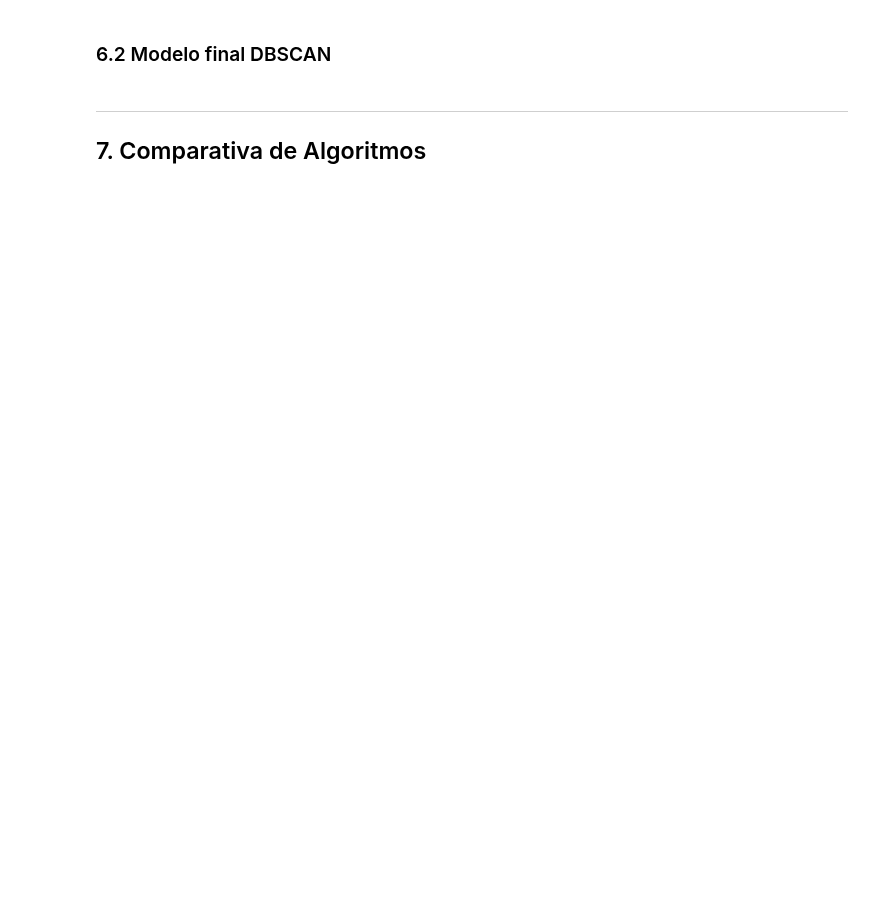
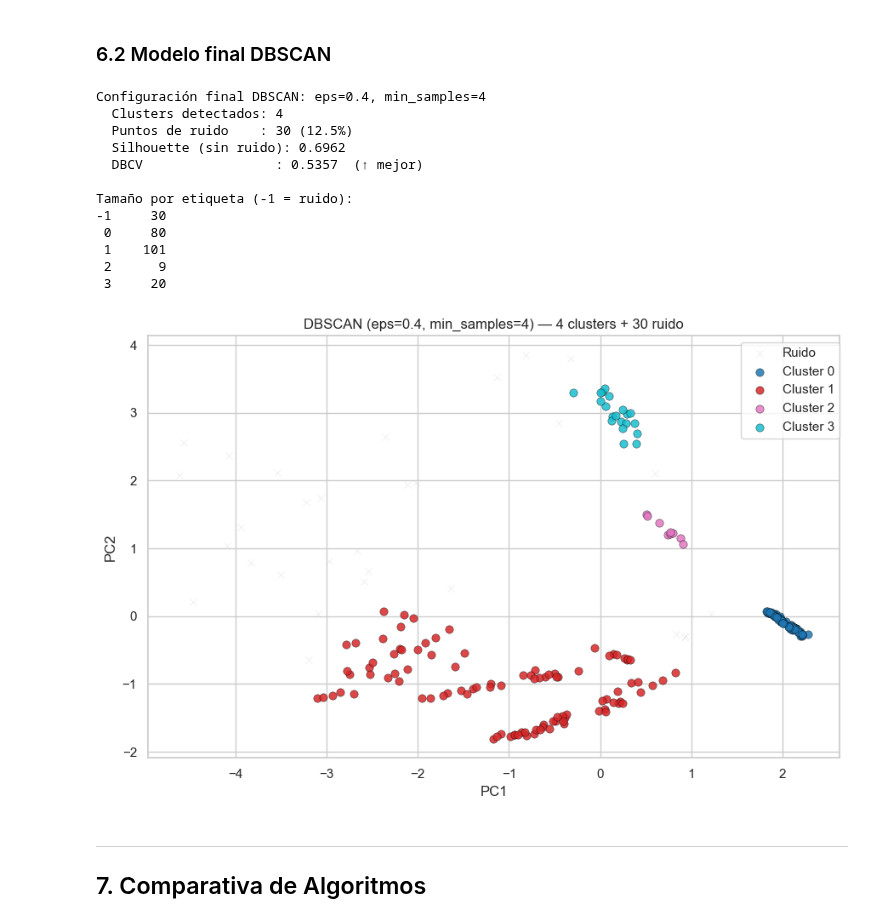
Before and after one commit to JorgeLopxz/TAREA2_AA, a Jupyter notebook: notebooks/Practica2_AA.ipynb, the cells around one changed output. Cells and saved outputs as stored; diff of their text form; code cells hidden in the pictures; blank space fills up the shorter version.

```diff
--- a/notebooks/Practica2_AA.ipynb
+++ b/notebooks/Practica2_AA.ipynb
@@ -716,11 +937,77 @@ pass
 # %% [markdown]
 ### 6.2 Modelo final DBSCAN
 # %%
-# TODO: Entrenar DBSCAN con parámetros óptimos
-# TODO: Visualizar clusters sobre PCA (incluir puntos ruido en color gris)
-# TODO: Reportar DBCV y número de clusters/ruido encontrados
+# ── 6.2 Modelo final DBSCAN ──
+# Selección: eps=0.40, min_samples=4
+# Justificación:
+#   - Los DBCV más altos (>0.9) etiquetan ~62% del dataset como ruido,
+#     lo que es inútil para el problema astronómico (perdemos casi todo).
+#   - Entre las configuraciones con ruido ≤15%, eps=0.40 / min_samples=4
+#     obtiene el mejor DBCV (≈0.54) con 4 clusters bien definidos.
+#   - 4 clusters es coherente con el bloque más denso del diagrama H-R
+#     (enanas frías, secuencia principal, gigantes/supergigantes y un grupo
+#     pequeño separado), dejando como ruido las estrellas atípicas
+#     (hipergigantes, transiciones).
 
-pass
+EPS_OPT = 0.40
+MS_OPT  = 4
+db_final = DBSCAN(eps=EPS_OPT, min_samples=MS_OPT).fit(X_pca)
+labels_db = db_final.labels_
+
+n_clusters_db = len(set(labels_db)) - (1 if -1 in labels_db else 0)
+n_noise_db    = int((labels_db == -1).sum())
+print(f"Configuración final DBSCAN: eps={EPS_OPT}, min_samples={MS_OPT}")
+print(f"  Clusters detectados: {n_clusters_db}")
+print(f"  Puntos de ruido    : {n_noise_db} ({n_noise_db/len(labels_db)*100:.1f}%)")
+
+# Métricas finales
+sil_db  = silhouette_score(X_pca[labels_db != -1], labels_db[labels_db != -1])
+dbcv_db = dbcv_score(X_pca, labels_db)
+print(f"  Silhouette (sin ruido): {sil_db:.4f}")
+print(f"  DBCV                 : {dbcv_db:.4f}  (↑ mejor)")
+
+# Tamaño por cluster
+sizes_db = pd.Series(labels_db).value_counts().sort_index()
+print('\nTamaño por etiqueta (-1 = ruido):')
+print(sizes_db.to_string())
+
+# Visualización: ruido en gris, clusters con colores
+fig, ax = plt.subplots(figsize=(9, 6))
+unique_lbls = sorted(set(labels_db))
+cmap = plt.cm.get_cmap('tab10', max(1, n_clusters_db))
+color_idx = 0
+for k in unique_lbls:
+    mask = labels_db == k
+    if k == -1:
+        ax.scatter(X_pca[mask, 0], X_pca[mask, 1],
+                   color='lightgray', label='Ruido', s=35, alpha=0.7,
+                   edgecolors='k', linewidths=0.3, marker='x')
+    else:
+        ax.scatter(X_pca[mask, 0], X_pca[mask, 1],
+                   color=cmap(color_idx), label=f'Cluster {k}',
+                   s=45, alpha=0.85, edgecolors='k', linewidths=0.3)
+        color_idx += 1
+ax.set_xlabel('PC1')
+ax.set_ylabel('PC2')
+ax.set_title(f'DBSCAN (eps={EPS_OPT}, min_samples={MS_OPT}) — '
+             f'{n_clusters_db} clusters + {n_noise_db} ruido')
+ax.legend(bbox_to_anchor=(1.01, 1))
+plt.tight_layout()
+plt.show()
+# %% [output]
+Configuración final DBSCAN: eps=0.4, min_samples=4
+  Clusters detectados: 4
+  Puntos de ruido    : 30 (12.5%)
+  Silhouette (sin ruido): 0.6962
+  DBCV                 : 0.5357  (↑ mejor)
+
+Tamaño por etiqueta (-1 = ruido):
+-1     30
+ 0     80
+ 1    101
+ 2      9
+ 3     20
+[figure, added]
 # %% [markdown]
 ---
 ## 7. Comparativa de Algoritmos
```
Also changed, not shown: parts of 12 cells of this notebook, 1 other file.
